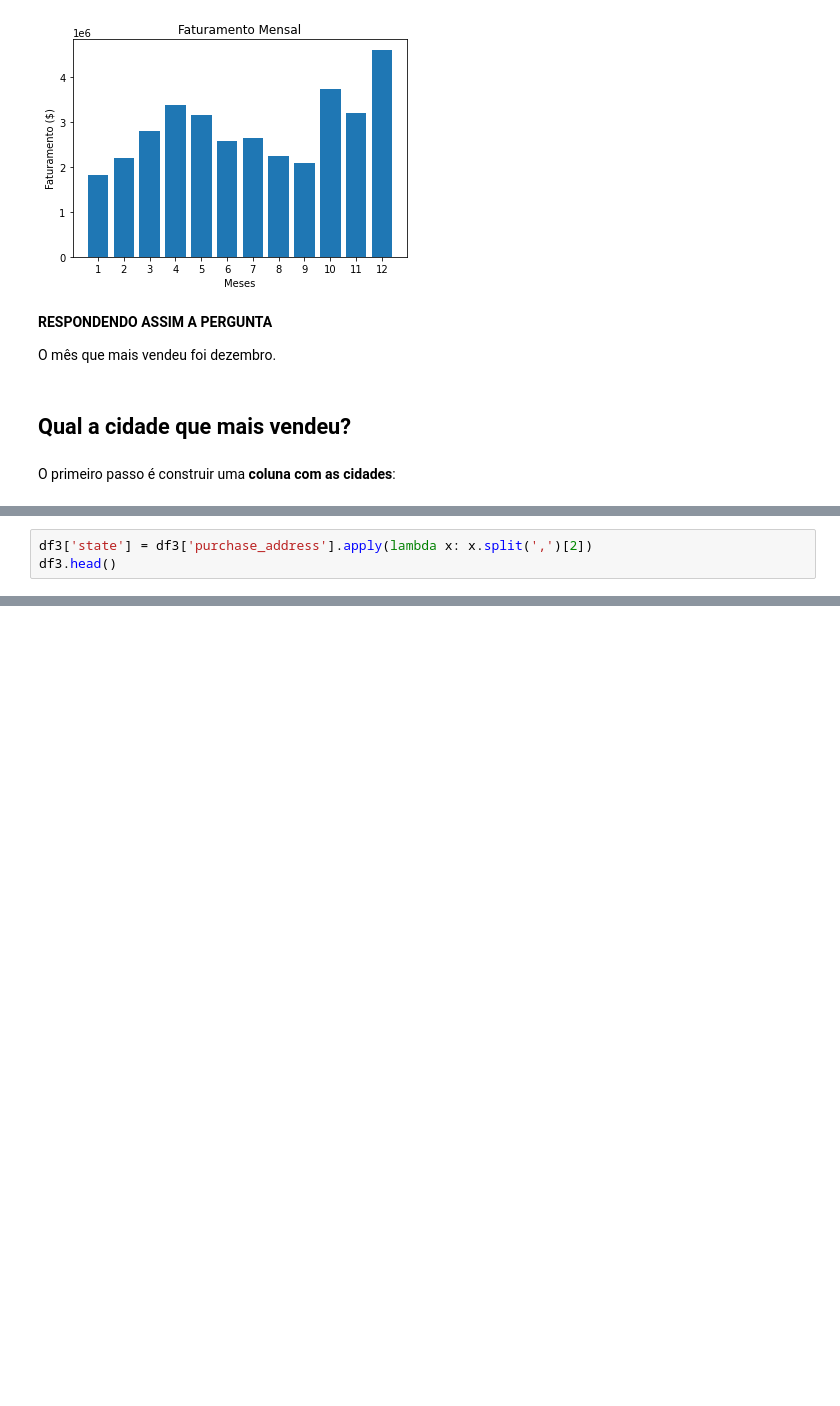
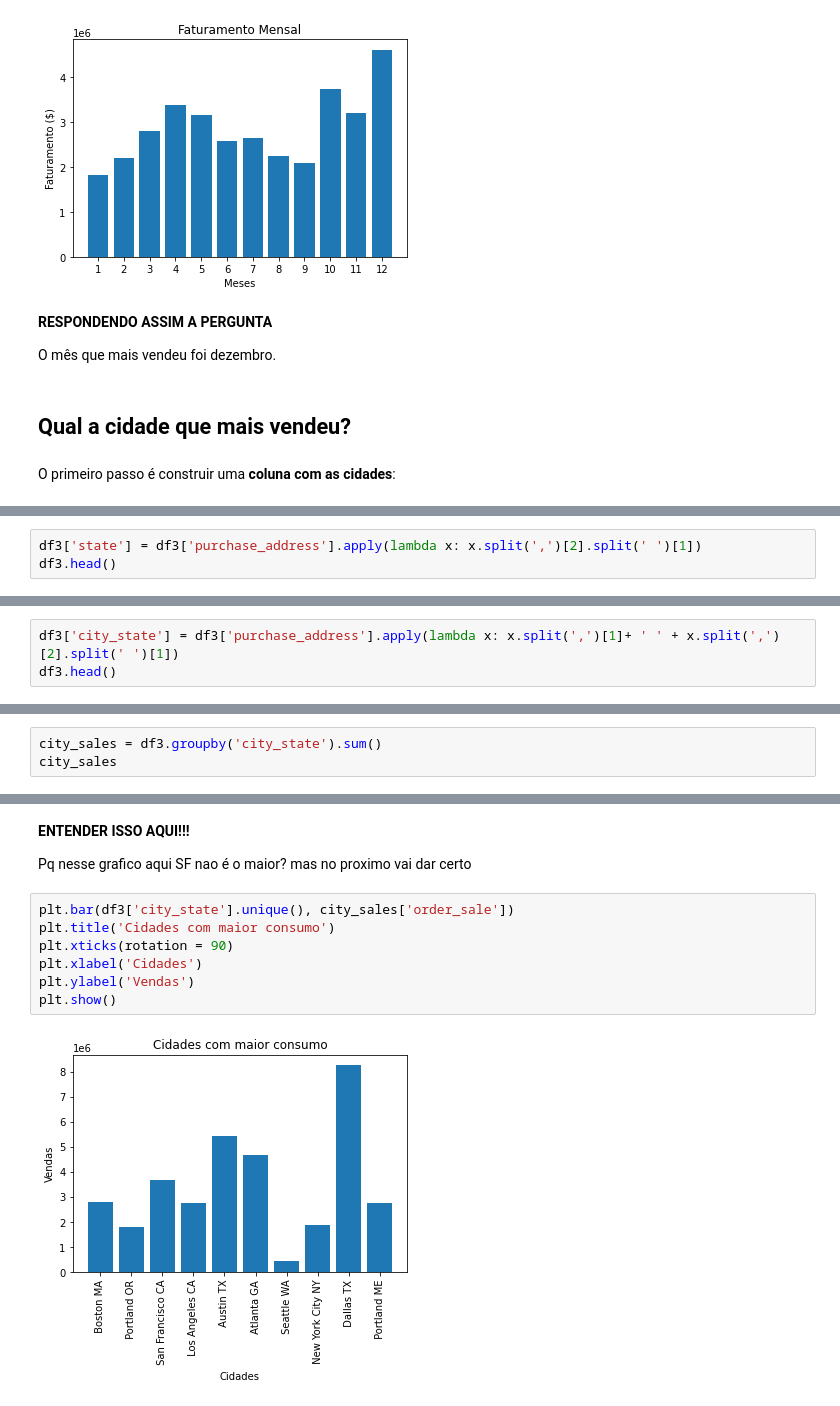
Before and after one commit to vinigm/Portfolio, a Jupyter notebook: 3_SalesAnalysis.ipynb, the cells around one changed output, grey strips where cells are left out. Drawn from its saved outputs; the diff is of its cells as text; blank space fills up the shorter version.

```diff
--- a/3_SalesAnalysis.ipynb
+++ b/3_SalesAnalysis.ipynb
@@ -284,7 +280,7 @@ df3.head()
 | 3 | 141237 | 27in FHD Monitor | 1 | 149.99 | 01/05/19 20:33 | 738 10th St, Los Angeles, CA 90001 | 1 | 149.99 | ... |
 | 4 | 141238 | Wired Headphones | 1 | 11.99 | 01/25/19 11:59 | 387 10th St, Austin, TX 73301 | 1 | 11.99 | ... |
 # %%
-df3['state'] = df3['purchase_address'].apply(lambda x: x.split(',')[2])
+df3['state'] = df3['purchase_address'].apply(lambda x: x.split(',')[2].split(' ')[1])
 df3.head()
 # %% [output]
 |  | order_id | product | quantity_ordered | price_each | order_date | purchase_address | month | order_sale | ... |
@@ -293,3 +289,6 @@ df3.head()
 | 2 | 141236 | Wired Headphones | 2 | 11.99 | 01/17/19 13:33 | 538 Adams St, San Francisco, CA 9... | 1 | 23.98 | ... |
 | 3 | 141237 | 27in FHD Monitor | 1 | 149.99 | 01/05/19 20:33 | 738 10th St, Los Angeles, CA 90001 | 1 | 149.99 | ... |
 | 4 | 141238 | Wired Headphones | 1 | 11.99 | 01/25/19 11:59 | 387 10th St, Austin, TX 73301 | 1 | 11.99 | ... |
+# %%
+df3['city_state'] = df3['purchase_address'].apply(lambda x: x.split(',')[1]+ ' ' + x.split(',')[2].split(' ')[1])
+df3.head()
@@ -295,0 +302,3 @@ df3.head()
+# %%
+city_sales = df3.groupby('city_state').sum()
+city_sales
@@ -295,0 +318,13 @@ df3.head()
+# %% [markdown]
+**ENTENDER ISSO AQUI!!!**
+
+Pq nesse grafico aqui SF nao é o maior? mas no proximo vai dar certo
+# %%
+plt.bar(df3['city_state'].unique(), city_sales['order_sale'])
+plt.title('Cidades com maior consumo')
+plt.xticks(rotation = 90)
+plt.xlabel('Cidades')
+plt.ylabel('Vendas')
+plt.show()
+# %% [output]
+[figure, added]
```
Also changed, not shown: parts of 6 cells of this notebook.
